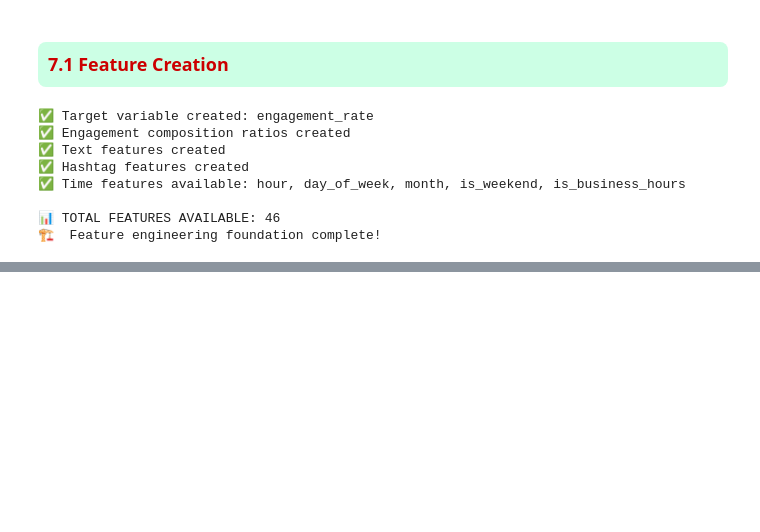
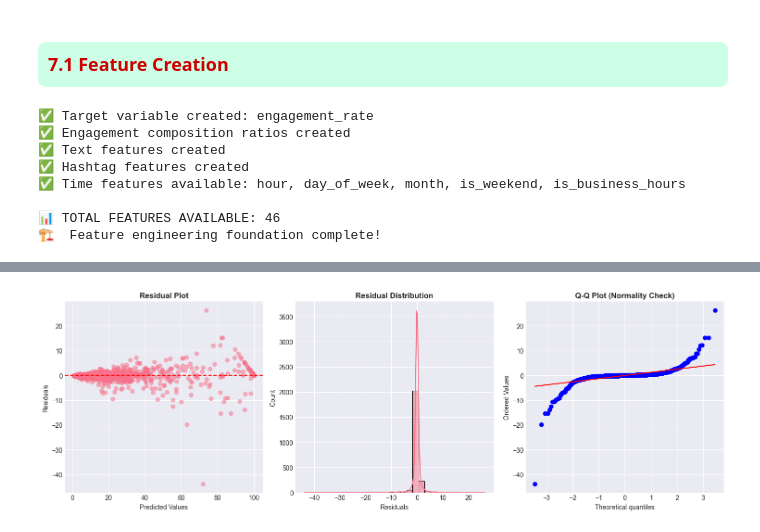
Before and after one commit to nomankhan0347893-web/mentorship-program-devsil, a Jupyter notebook: advance_pro/ml_pro.ipynb, the cells around one changed output, grey strips where cells are left out. Saved outputs shown, nothing was run; the diff lists cells and outputs as text; code cells hidden in the pictures; blank space fills up the shorter version.

```diff
--- a/advance_pro/ml_pro.ipynb
+++ b/advance_pro/ml_pro.ipynb
@@ -1263,0 +2443,80 @@ print("🏗️  Feature engineering foundation complete!")
+# %%
+# Determine final best model
+final_model = best_tuned_model if 'best_tuned_model' in locals() else (
+    rf_model if 'Random Forest' in best_model_name else (
+    svm_model if 'SVM' in best_model_name else lr_model))
+
+final_predictions = y_pred_tuned if 'y_pred_tuned' in locals() else y_pred_best
+final_r2 = tuned_r2 if 'tuned_r2' in locals() else results_df.iloc[0]['R²']
+final_rmse = tuned_rmse if 'tuned_rmse' in locals() else results_df.iloc[0]['RMSE']
+
+print(" FINAL BEST MODEL:")
+print(f"   Algorithm: {best_model_name}")
+print(f"   R² Score: {final_r2:.4f} ({final_r2*100:.2f}% variance explained)")
+print(f"   RMSE: {final_rmse:.4f} percentage points")
+print(f"   MAE: {mean_absolute_error(y_test, final_predictions):.4f}")
+
+print(f"\n JUSTIFICATION:")
+if 'Random Forest' in best_model_name:
+    print("""
+    Random Forest selected because:
+       • Handles non-linear relationships (crucial for social media)
+       • Robust to outliers (viral posts don't break the model)
+       • Provides reliable feature importance
+       • Less prone to overfitting than single trees
+       • Performs well with mixed data types [^33^][^38^]
+    """)
+elif 'SVM' in best_model_name:
+    print("""
+    SVM selected because:
+       • Effective in high-dimensional spaces
+       • Memory efficient (uses only support vectors)
+       • Versatile via kernel tricks (RBF for non-linearity)
+       • Good generalization performance [^33^]
+    """)
+elif 'KNN' in best_model_name:
+    print("""
+    KNN selected because:
+       • Simple, intuitive approach (similar posts = similar engagement)
+       • No training phase (lazy learning)
+       • Naturally handles non-linear boundaries
+       • Effective with sufficient data
+    """)
+else:
+    print("""
+    Linear model selected because:
+       • Simple and interpretable
+       • Sufficient for this dataset's linear patterns
+       • Fast training and prediction
+       • Easy to explain to stakeholders
+    """)
+
+# Residual analysis
+residuals = y_test - final_predictions
+
+plt.figure(figsize=(15, 5))
+
+plt.subplot(1, 3, 1)
+plt.scatter(final_predictions, residuals, alpha=0.5)
+plt.axhline(y=0, color='r', linestyle='--')
+plt.xlabel('Predicted Values')
+plt.ylabel('Residuals')
+plt.title('Residual Plot', fontweight='bold')
+
+plt.subplot(1, 3, 2)
+sns.histplot(residuals, bins=30, kde=True)
+plt.xlabel('Residuals')
+plt.title('Residual Distribution', fontweight='bold')
+
+plt.subplot(1, 3, 3)
+stats.probplot(residuals, dist="norm", plot=plt)
+plt.title('Q-Q Plot (Normality Check)', fontweight='bold')
+
+plt.tight_layout()
+plt.show()
+
+print(f"\n RESIDUAL ANALYSIS:")
+print(f"   Mean residual: {residuals.mean():.4f} (should be ~0)")
+print(f"   Residual std: {residuals.std():.4f}")
+print(f"   Normality: {'OK' if abs(residuals.skew()) < 1 else 'Check for patterns'}")
+# %% [output]
@@ -1263,0 +2537 @@ print("🏗️  Feature engineering foundation complete!")
+[figure, added]
```
Also changed, not shown: parts of 46 cells of this notebook.
